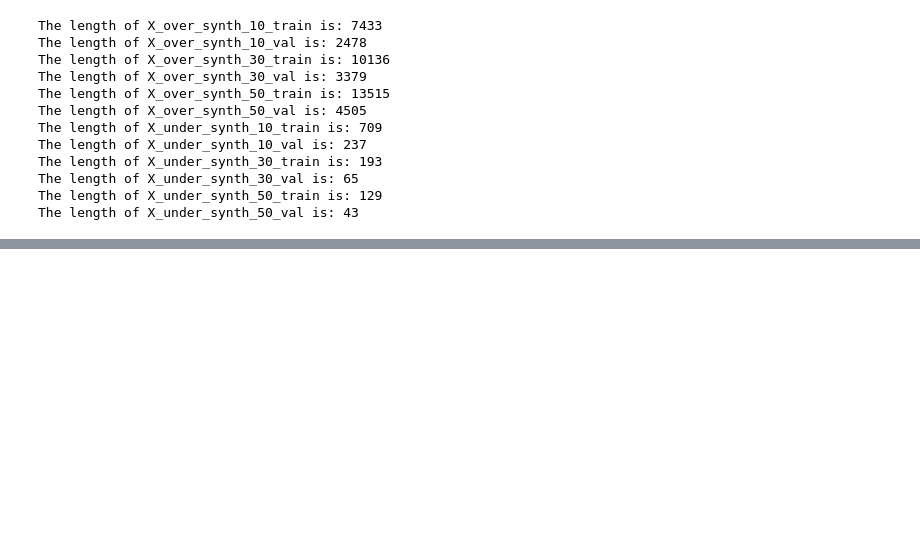
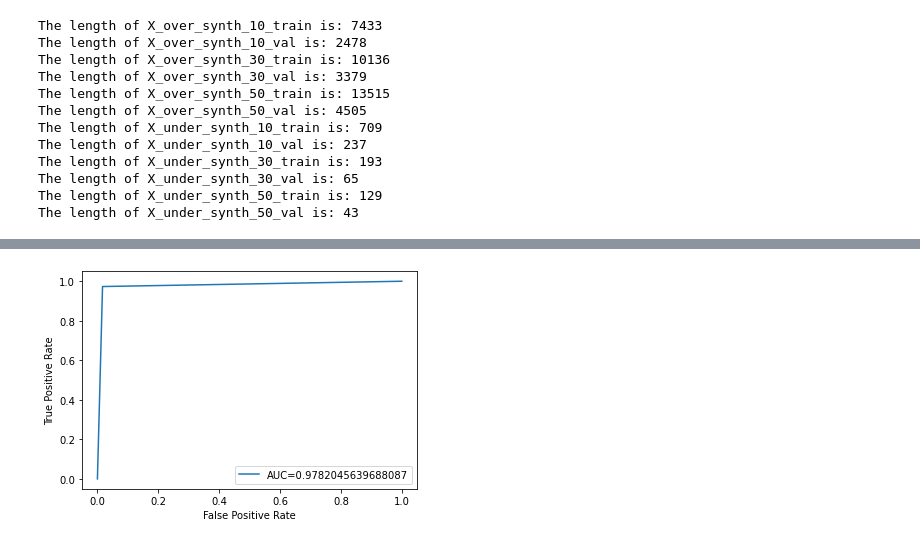
Before and after one commit to ba-group-projects/insurance-fraud-detection, a Jupyter notebook: main-update.ipynb, the cells around one changed output, grey strips where cells are left out. Cells and saved outputs as stored; diff of their text form; code cells hidden in the pictures; blank space fills up the shorter version.

```diff
--- a/main-update.ipynb
+++ b/main-update.ipynb
@@ -785,11 +785,11 @@ plt.scatter(X_under_synth_10[:, 2], X_under_synth_10[:, 3], c=y_under_synth_10,
 ## 4.4 Split the train data into train and validation data
 # %%
 X_over_synth_10_train,X_over_synth_10_val, y_over_synth_10_train,y_over_synth_10_val  = train_test_split(X_over_synth_10,y_over_synth_10,random_state=192,test_size=0.25)
-X_over_synth_30_train,X_over_synth_30_val, y_over_synth_30_test,y_over_synth_30_val  = train_test_split(X_over_synth_30,y_over_synth_30,random_state=192,test_size=0.25)
-X_over_synth_50_train,X_over_synth_50_val, y_over_synth_50_test,y_over_synth_50_val  = train_test_split(X_over_synth_50,y_over_synth_50,random_state=192,test_size=0.25)
-X_under_synth_10_train,X_under_synth_10_val, y_under_synth_10_test,y_under_synth_10_val  = train_test_split(X_under_synth_10,y_under_synth_10,random_state=192,test_size=0.25)
-X_under_synth_30_train,X_under_synth_30_val, y_under_synth_30_test,y_under_synth_30_val  = train_test_split(X_under_synth_30,y_under_synth_30,random_state=192,test_size=0.25)
-X_under_synth_50_train,X_under_synth_50_val, y_under_synth_50_test,y_under_synth_50_val  = train_test_split(X_under_synth_50,y_under_synth_50,random_state=192,test_size=0.25)
+X_over_synth_30_train,X_over_synth_30_val, y_over_synth_30_train,y_over_synth_30_val  = train_test_split(X_over_synth_30,y_over_synth_30,random_state=192,test_size=0.25)
+X_over_synth_50_train,X_over_synth_50_val, y_over_synth_50_train,y_over_synth_50_val  = train_test_split(X_over_synth_50,y_over_synth_50,random_state=192,test_size=0.25)
+X_under_synth_10_train,X_under_synth_10_val, y_under_synth_10_train,y_under_synth_10_val  = train_test_split(X_under_synth_10,y_under_synth_10,random_state=192,test_size=0.25)
+X_under_synth_30_train,X_under_synth_30_val, y_under_synth_30_train,y_under_synth_30_val  = train_test_split(X_under_synth_30,y_under_synth_30,random_state=192,test_size=0.25)
+X_under_synth_50_train,X_under_synth_50_val, y_under_synth_50_train,y_under_synth_50_val  = train_test_split(X_under_synth_50,y_under_synth_50,random_state=192,test_size=0.25)
 # %%
 print("The length of X_over_synth_10_train is:", len(X_over_synth_10_train))
 print("The length of X_over_synth_10_val is:", len(X_over_synth_10_val))
@@ -917,0 +1033,3 @@ res_list
+# %%
+dtc = DecisionTreeClassifier()
+dtc.fit(X_over_synth_30_train, y_over_synth_30_train)
@@ -917,0 +1044,6 @@ res_list
+# %%
+preddtc = dtc.predict(X_over_synth_30_val)
+print("Accuracy Score: {}".format(accuracy_score(y_over_synth_30_val, preddtc)*100))
+print("f1_Score: {}".format(f1_score(y_over_synth_30_val, preddtc)*100))
+print(confusion_matrix(y_over_synth_30_val, preddtc))
+print(classification_report(y_over_synth_30_val, preddtc))
@@ -917,0 +1063,12 @@ res_list
+# %%
+fpr, tpr, _ = roc_curve(y_over_synth_30_val,  preddtc)
+auc = roc_auc_score(y_over_synth_30_val, preddtc)
+
+#create ROC curve
+plt.plot(fpr,tpr,label="AUC="+str(auc))
+plt.ylabel('True Positive Rate')
+plt.xlabel('False Positive Rate')
+plt.legend(loc=4)
+plt.show()
+# %% [output]
+[figure, added]
```
Also changed, not shown: parts of 47 cells of this notebook, 8 other files.
